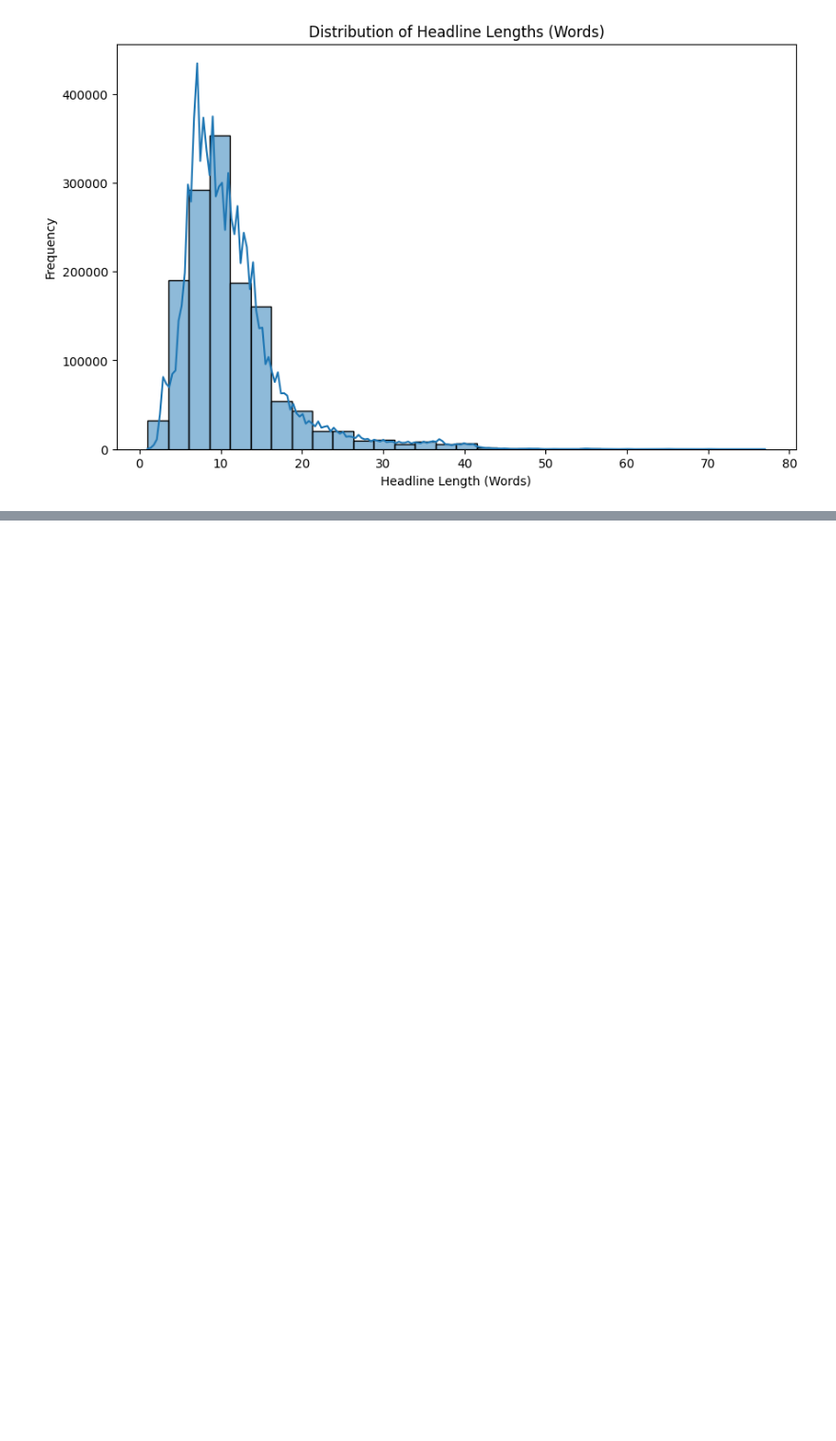
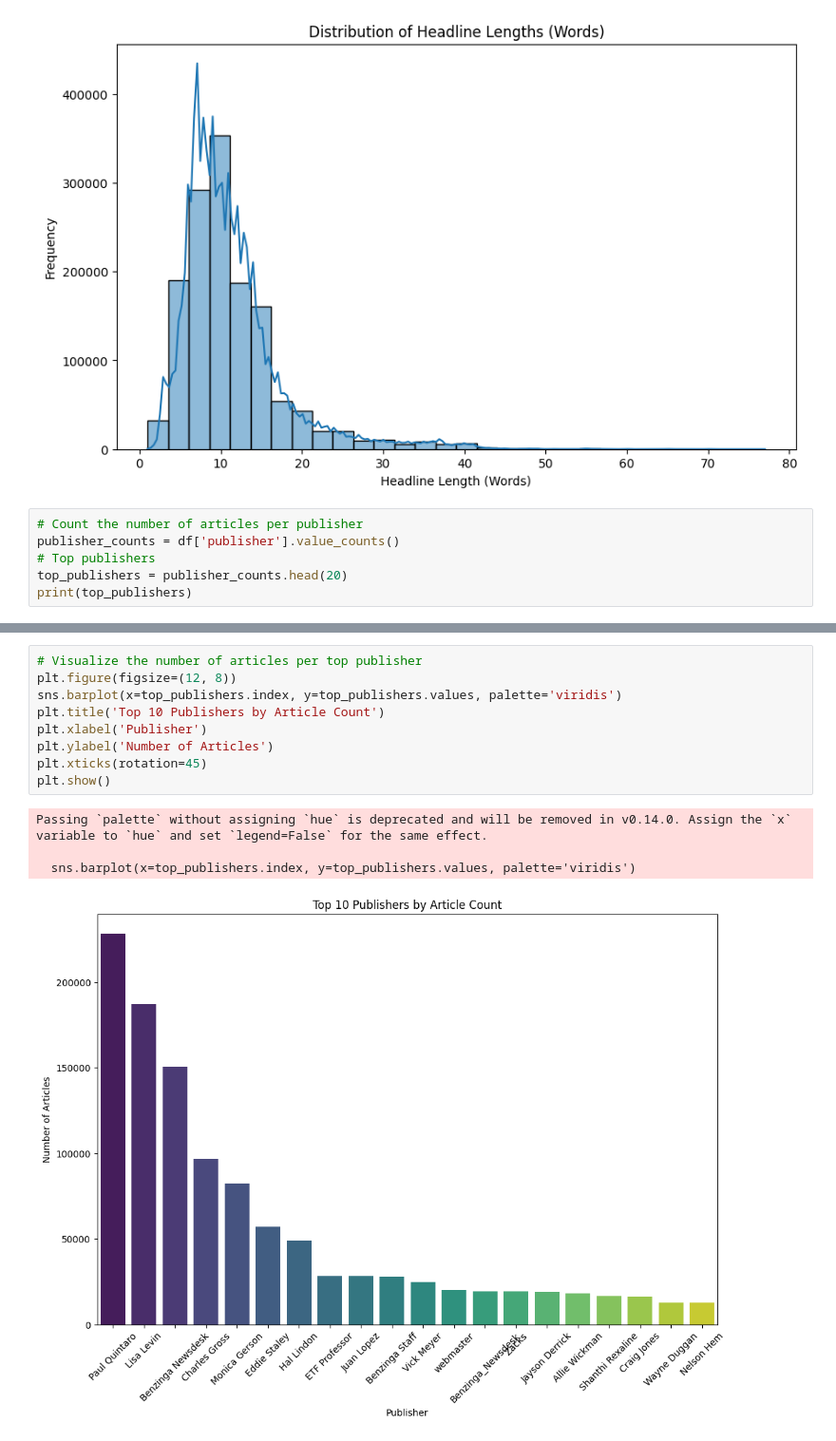
Before and after one commit to BekLG/Financial-News-Data-Analysis--KAIM-W1, a Jupyter notebook: notebooks/EDA.ipynb, the cells around one changed output, grey strips where cells are left out. Shown: that part at 95% size. Cells and saved outputs as stored; diff of their text form; blank space fills up the shorter version.

```diff
--- a/notebooks/EDA.ipynb
+++ b/notebooks/EDA.ipynb
@@ -48,3 +48,9 @@ plt.ylabel('Frequency')
 plt.show()
 # %% [output]
 [figure]
+# %%
+# Count the number of articles per publisher
+publisher_counts = df['publisher'].value_counts()
+# Top publishers
+top_publishers = publisher_counts.head(20)
+print(top_publishers)
@@ -50,0 +75,14 @@ plt.show()
+# %%
+# Visualize the number of articles per top publisher
+plt.figure(figsize=(12, 8))
+sns.barplot(x=top_publishers.index, y=top_publishers.values, palette='viridis')
+plt.title('Top 10 Publishers by Article Count')
+plt.xlabel('Publisher')
+plt.ylabel('Number of Articles')
+plt.xticks(rotation=45)
+plt.show()
+# %% [output]
+Passing `palette` without assigning `hue` is deprecated and will be removed in v0.14.0. Assign the `x` variable to `hue` and set `legend=False` for the same effect.
+
+  sns.barplot(x=top_publishers.index, y=top_publishers.values, palette='viridis')
+[figure, added]
```
Also changed, not shown: parts of 3 cells of this notebook.
